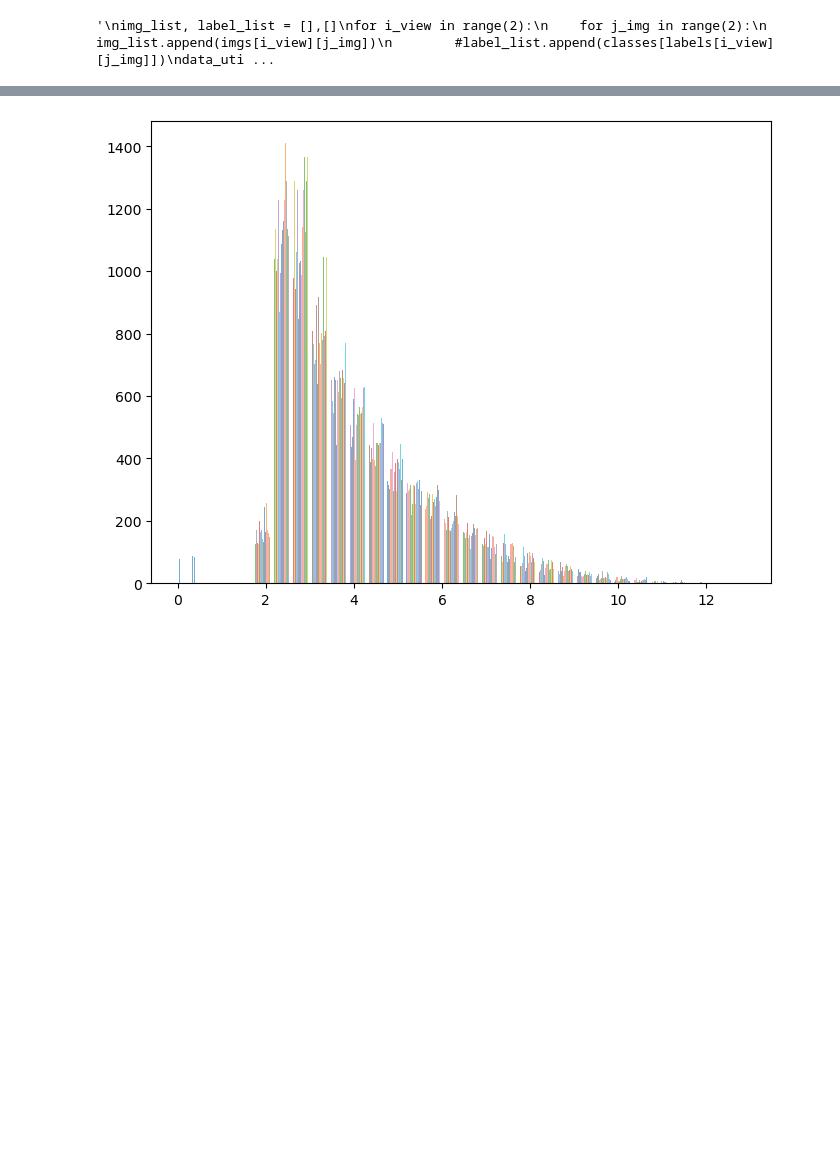
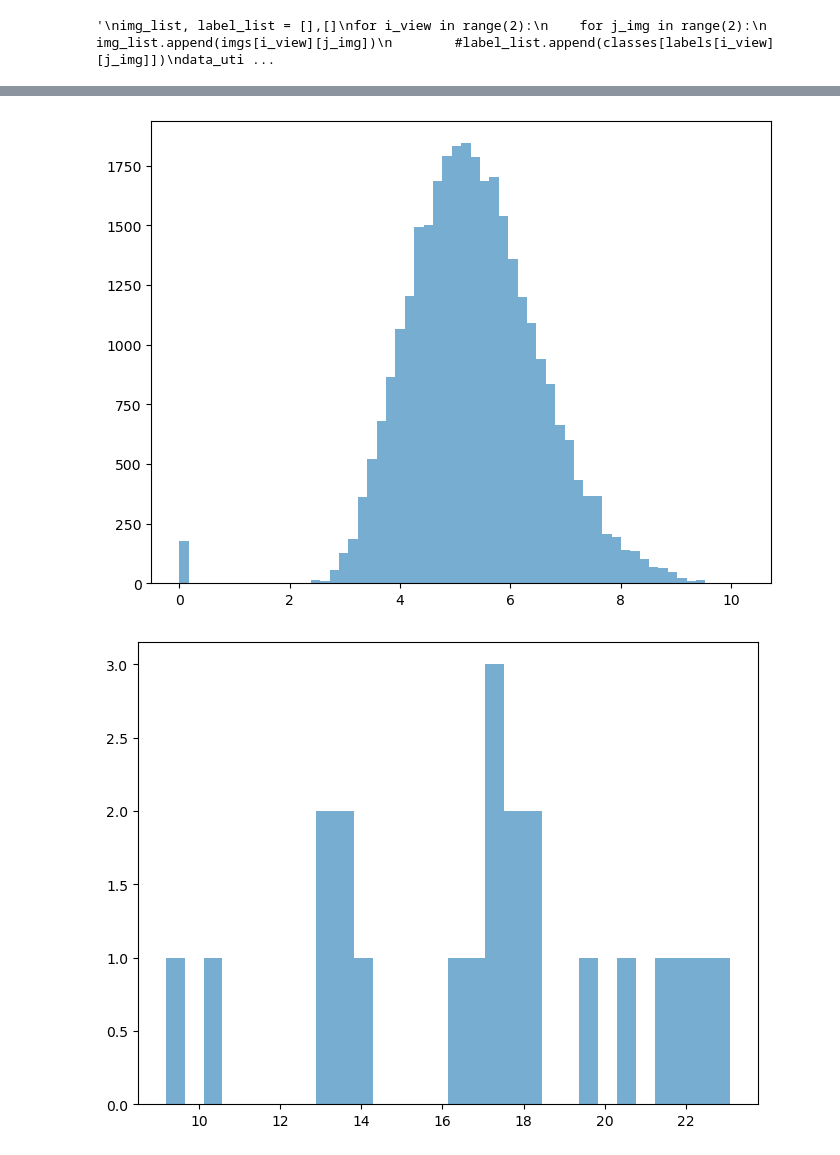
Before and after one commit to guanming-zhang/clamp, a Jupyter notebook: scripts/manifold_metic.ipynb, the cells around one changed output, grey strips where cells are left out. Drawn from its saved outputs; the diff is of its cells as text; code cells hidden in the pictures; blank space fills up the shorter version.

```diff
--- a/scripts/manifold_metic.ipynb
+++ b/scripts/manifold_metic.ipynb
@@ -18,6 +18,7 @@ from torchvision import datasets
 import analysis_utils
 import numpy as np
 # %%
-n_views = 8
+n_views = 128
 batch_size = 2
+model_dir = "../simulations"
 # %%
@@ -175,6 +180,12 @@ plt.show()
 # %%
 plt.figure(figsize=(8, 6))
-plt.hist(inter_dist, bins=30, alpha=0.6, label='Dataset 1')
+plt.hist(inter_dist, bins=60, alpha=0.6)
 plt.show()
 # %% [output]
-[figure, old version]
+[figure, new version]
+# %%
+plt.figure(figsize=(8, 6))
+plt.hist(traces[class_indices[0]], bins=30, alpha=0.6, label='Dataset 1')
+plt.show()
+# %% [output]
+[figure, added]
```
Also changed, not shown: parts of 11 cells of this notebook, 1 other file.
